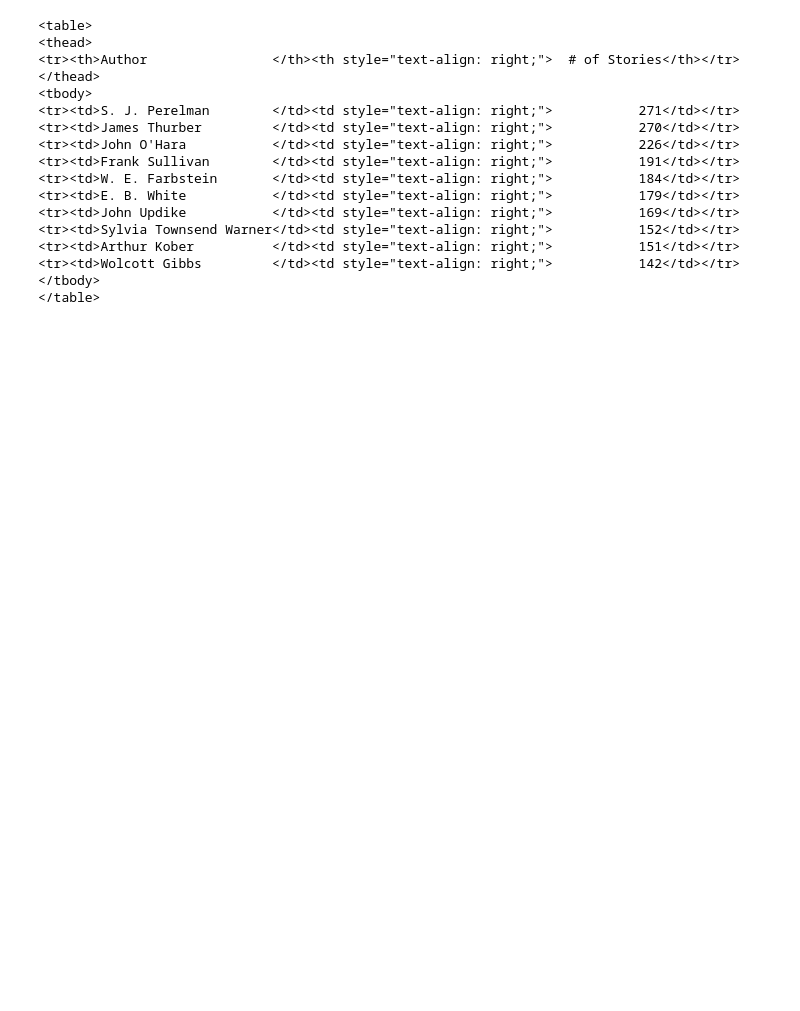
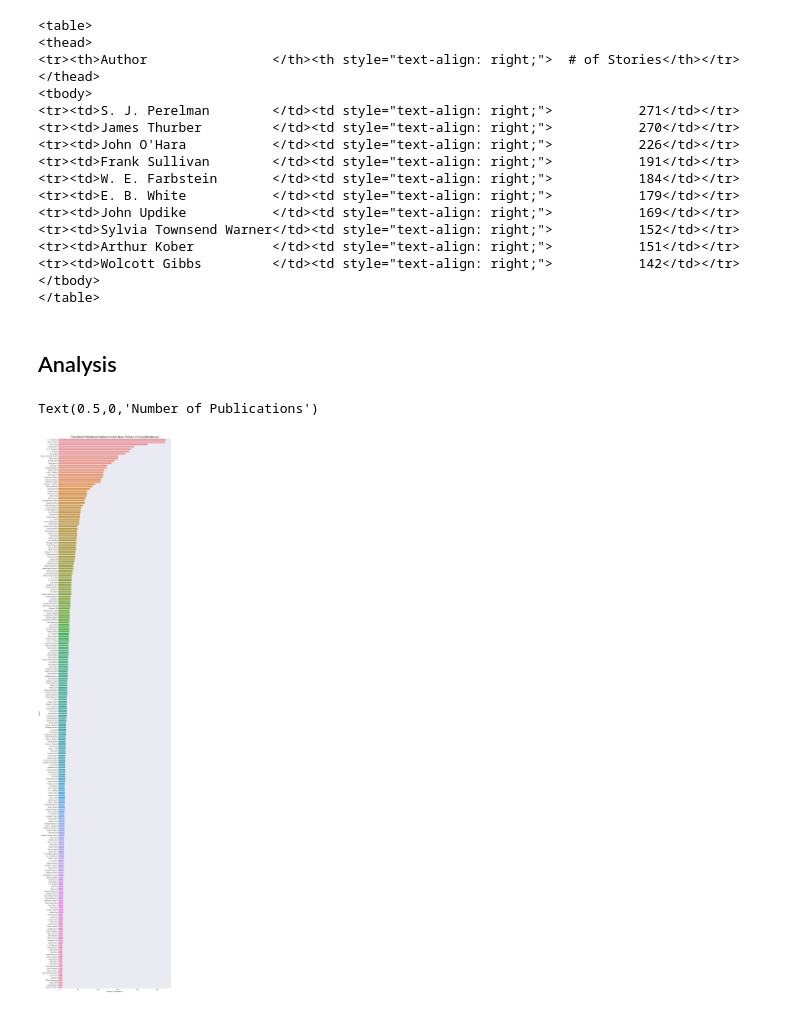
Before and after one commit to jtloong/blog_projects, a Jupyter notebook: new-yorker/analysis.ipynb, the cells around one changed output. Drawn from its saved outputs; the diff is of its cells as text; code cells hidden in the pictures; blank space fills up the shorter version.

Commit message:
Saving new figure made for new-yorker project

```diff
--- a/new-yorker/analysis.ipynb
+++ b/new-yorker/analysis.ipynb
@@ -32,3 +32,9 @@ print(tabulate(table, ['Author', '# of Stories'], tablefmt="html"))
 </table>
 # %%
 data.to_csv('new-yorker-full.csv', index=False)
+# %% [markdown]
+## Analysis
+# %%
+ordered = counts.sort_values(by=['link'], ascending=False)
+# %%
+heights = [i for i in ordered['link'] if i > 10]
@@ -34,0 +45,12 @@ data.to_csv('new-yorker-full.csv', index=False)
+# %%
+plt.figure(figsize=(20,100))
+plt.title('The Most Published Authors in the New Yorker (>10 publications)', fontsize=30)
+sns.barplot(y=ordered.index.values.tolist()[:len(heights)], x=heights)
+sns.set_style('darkgrid')
+plt.yticks(fontsize=15)
+plt.xticks(fontsize=15)
+plt.ylabel('Author', fontsize=15)
+plt.xlabel('Number of Publications',fontsize=15)
+# %% [output]
+Text(0.5,0,'Number of Publications')
+[figure, added]
```
Also changed, not shown: parts of 1 cell of this notebook.
